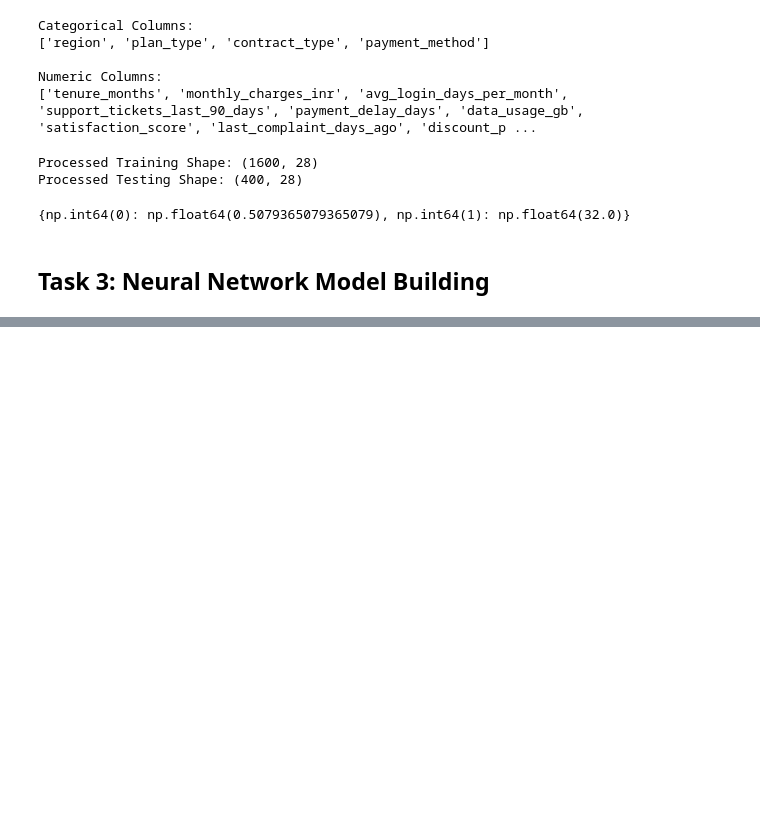
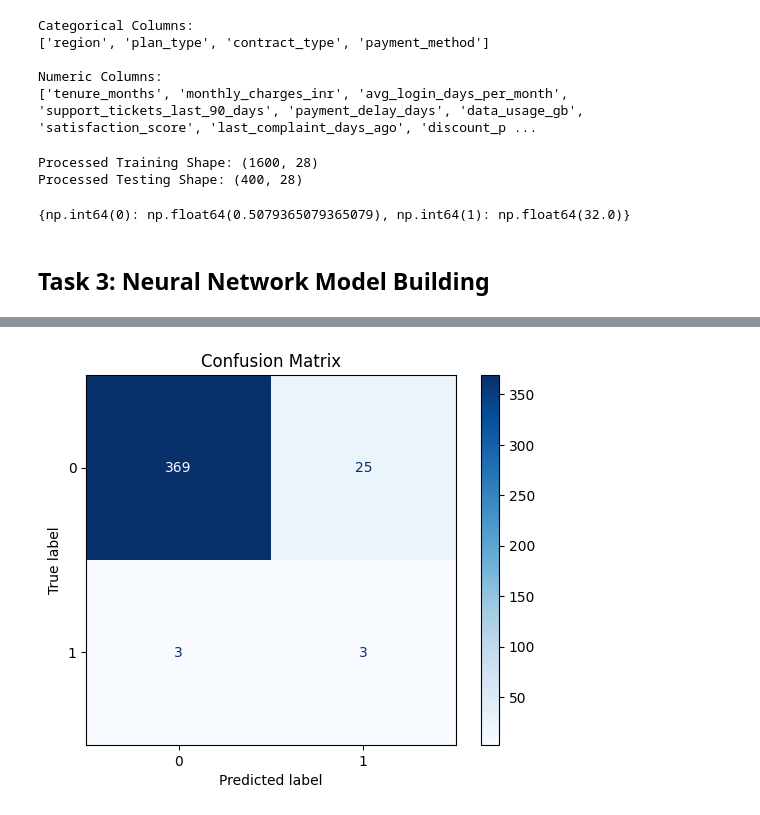
Before and after one commit to ShreyasRP94/assignment-05-Part1-bitsom_ba_2511032, a Jupyter notebook: notebook.ipynb, the cells around one changed output, grey strips where cells are left out. Drawn from its saved outputs; the diff is of its cells as text; code cells hidden in the pictures; blank space fills up the shorter version.

```diff
--- a/notebook.ipynb
+++ b/notebook.ipynb
@@ -256,0 +308,6 @@ print(class_weight)
+# %%
+baseline_model = build_model(
+    input_dim=X_train_processed.shape[1],
+    hidden_layers=[64, 32],
+    learning_rate=0.001
+)
@@ -256,0 +316,10 @@ print(class_weight)
+# %%
+history = baseline_model.fit(
+    X_train_processed,
+    y_train,
+    validation_split=0.2,
+    epochs=20,
+    batch_size=32,
+    class_weight=class_weight,
+    verbose=1
+)
@@ -256,0 +344,8 @@ print(class_weight)
+# %%
+test_probabilities = baseline_model.predict(
+    X_test_processed
+).ravel()
+
+test_predictions = (
+    test_probabilities >= 0.5
+).astype(int)
@@ -256,0 +411,17 @@ print(class_weight)
+# %%
+cm = confusion_matrix(
+    y_test,
+    test_predictions
+)
+
+disp = ConfusionMatrixDisplay(
+    confusion_matrix=cm
+)
+
+disp.plot(cmap="Blues")
+
+plt.title("Confusion Matrix")
+
+plt.show()
+# %% [output]
+[figure, added]
```
Also changed, not shown: parts of 20 cells of this notebook, 2 other files.
